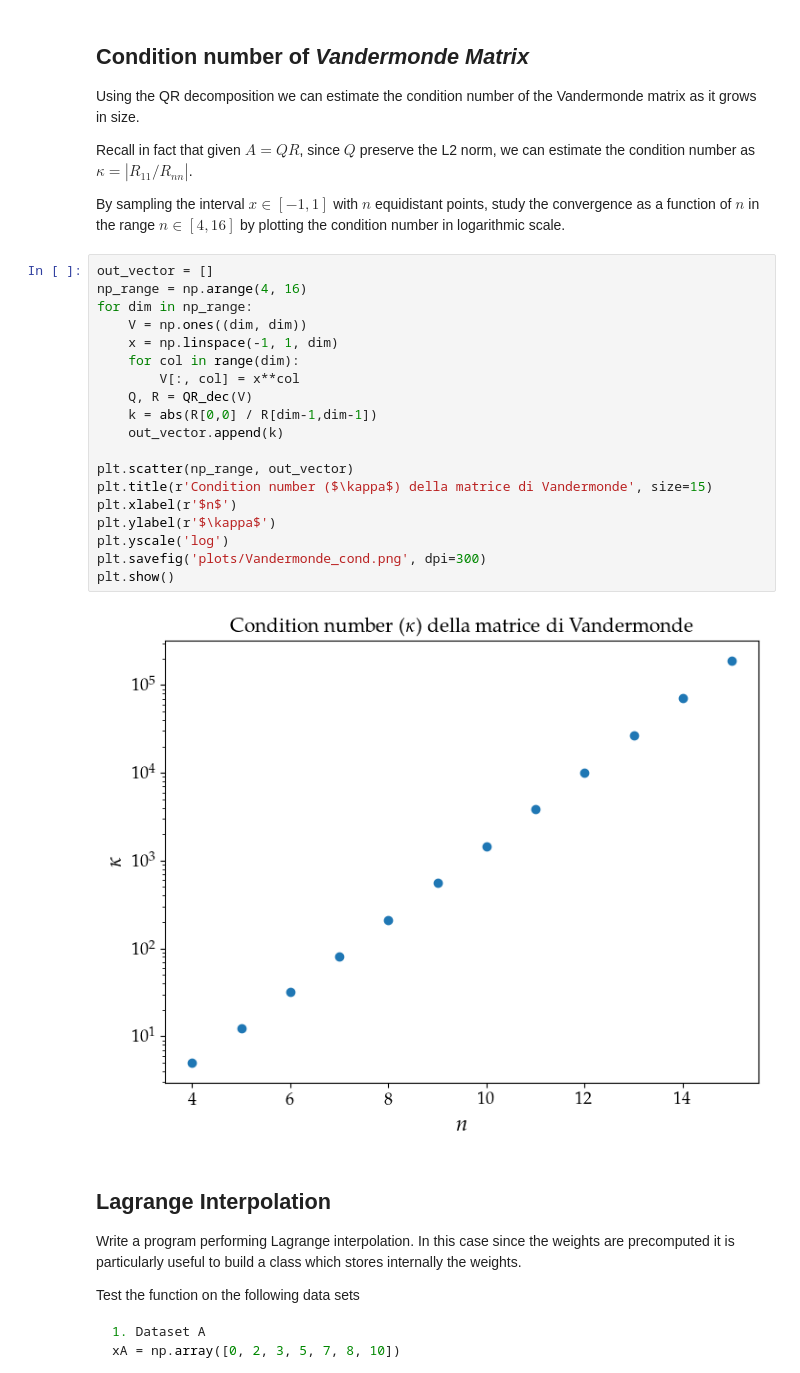
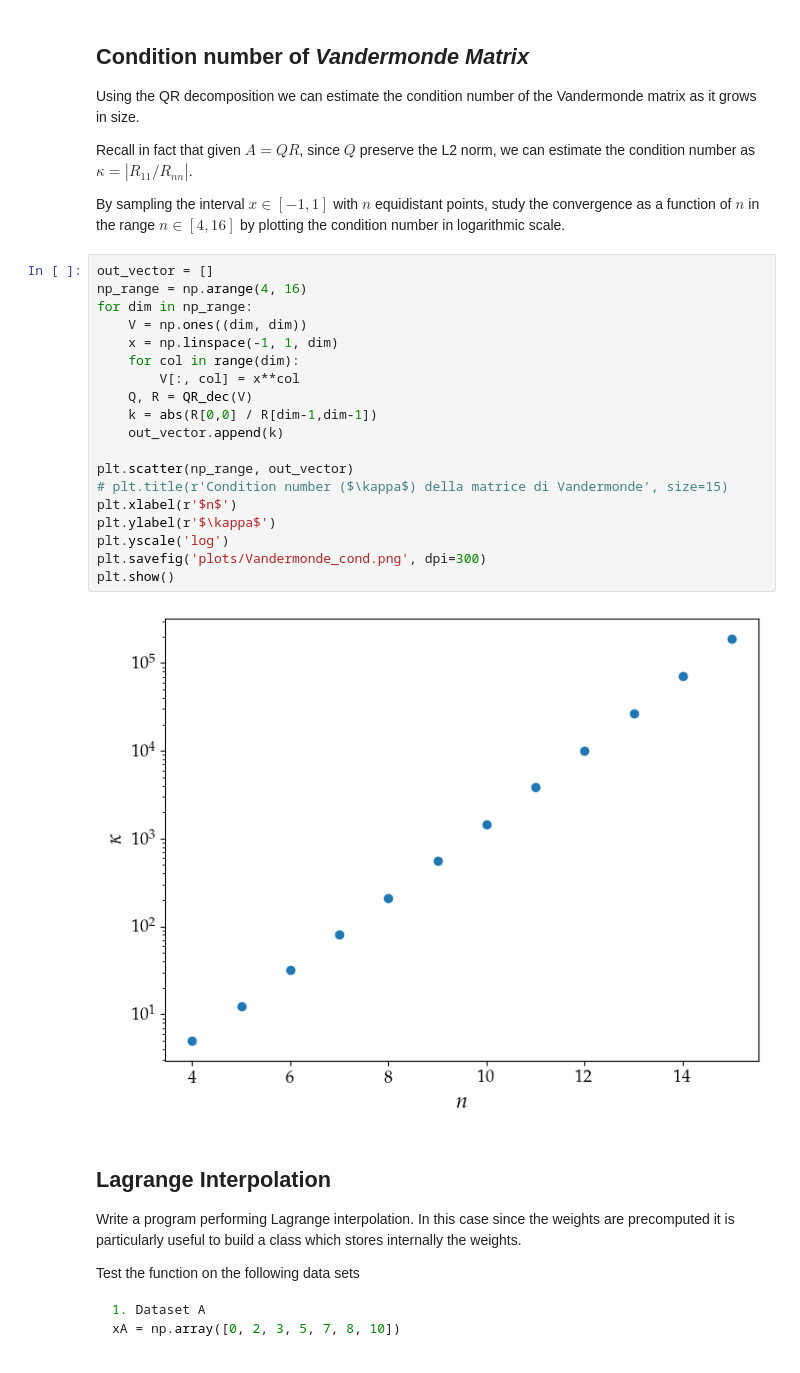
Before and after one commit to mvolpato-unimib/Lab_comp, a Jupyter notebook: ex8/interpolation.ipynb, the cells around one changed output. Saved outputs shown, nothing was run; the diff lists cells and outputs as text.

```diff
--- a/ex8/interpolation.ipynb
+++ b/ex8/interpolation.ipynb
@@ -38,24 +38,24 @@ By sampling the interval $x \in [-1, 1]$ with $n$ equidistant points, study the
 # %%
 out_vector = []
 np_range = np.arange(4, 16)
 for dim in np_range:
     V = np.ones((dim, dim))
     x = np.linspace(-1, 1, dim)
     for col in range(dim):
         V[:, col] = x**col
     Q, R = QR_dec(V)
     k = abs(R[0,0] / R[dim-1,dim-1])
     out_vector.append(k)
 
 plt.scatter(np_range, out_vector)
-plt.title(r'Condition number ($\kappa$) della matrice di Vandermonde', size=15)
+# plt.title(r'Condition number ($\kappa$) della matrice di Vandermonde', size=15)
 plt.xlabel(r'$n$')
 plt.ylabel(r'$\kappa$')
 plt.yscale('log')
 plt.savefig('plots/Vandermonde_cond.png', dpi=300)
 plt.show()
 # %% [output]
-[figure, old version]
+[figure, new version]
 # %% [markdown]
 ## **Lagrange Interpolation**
 Write a program performing Lagrange interpolation. In this case since the weights are precomputed it is particularly useful to build a class which stores internally the weights.
```
Also changed, not shown: parts of 3 cells of this notebook, 9 other files.
